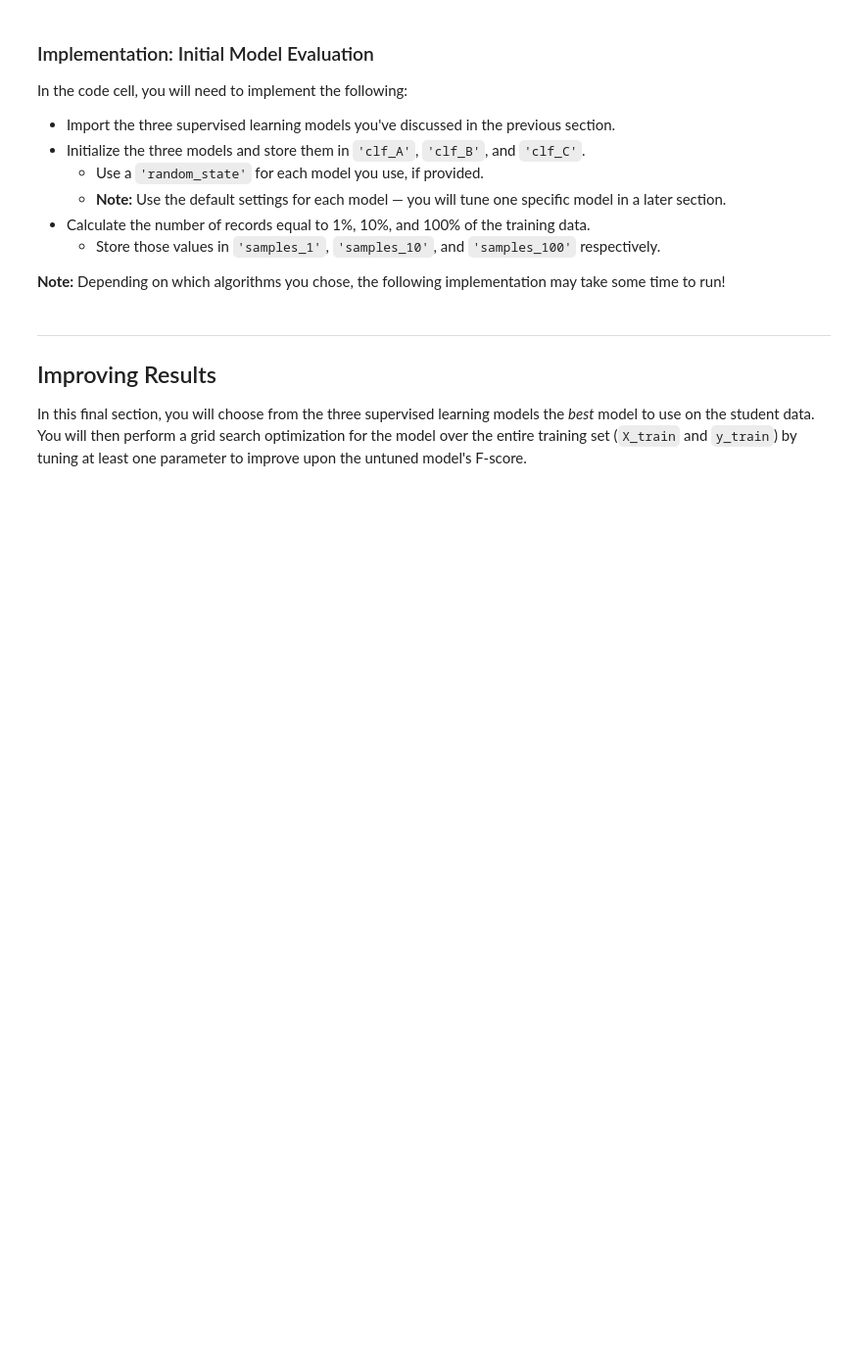
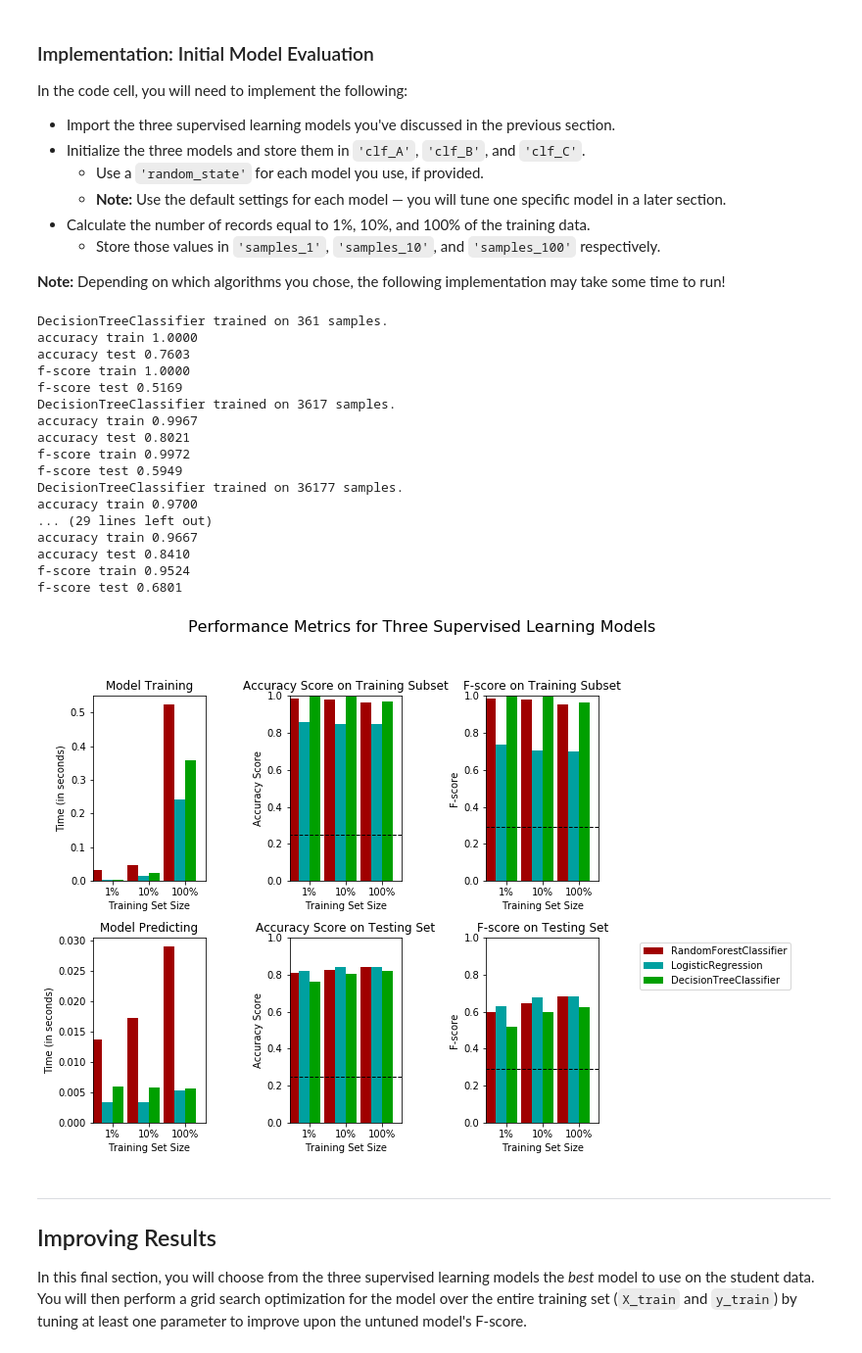
Before and after one commit to rafaelfbs/machine-learning, a Jupyter notebook: projects/finding_donors/finding_donors.ipynb, the cells around one changed output. Shown: that part at 98% size. Saved outputs shown, nothing was run; the diff lists cells and outputs as text; code cells hidden in the pictures; blank space fills up the shorter version.

```diff
--- a/projects/finding_donors/finding_donors.ipynb
+++ b/projects/finding_donors/finding_donors.ipynb
@@ -298,7 +367,7 @@ In the code block below, you will need to implement the following:
  - Calculate the F-score for both the training subset and testing set.
    - Make sure that you set the `beta` parameter!
 # %%
-# TODO: Import two metrics from sklearn - fbeta_score and accuracy_score
+from sklearn.metrics import fbeta_score, accuracy_score
 
 def train_predict(learner, sample_size, X_train, y_train, X_test, y_test):
     '''
@@ -315,36 +384,40 @@ def train_predict(learner, sample_size, X_train, y_train, X_test, y_test):
 
     # TODO: Fit the learner to the training data using slicing with 'sample_size' using .fit(training_features[:], training_labels[:])
     start = time() # Get start time
-    learner = None
+    learner = learner.fit(X_train[:sample_size], y_train[:sample_size])
     end = time() # Get end time
 
     # TODO: Calculate the training time
-    results['train_time'] = None
+    results['train_time'] = end - start
 
     # TODO: Get the predictions on the test set(X_test),
     #       then get predictions on the first 300 training samples(X_train) using .predict()
     start = time() # Get start time
-    predictions_test = None
-    predictions_train = None
+    predictions_test = learner.predict(X_test)
+    predictions_train = learner.predict(X_train[:300])
     end = time() # Get end time
 
     # TODO: Calculate the total prediction time
-    results['pred_time'] = None
+    results['pred_time'] = end - start
 
     # TODO: Compute accuracy on the first 300 training samples which is y_train[:300]
-    results['acc_train'] = None
+    results['acc_train'] = accuracy_score(y_train[:300], predictions_train)
 
     # TODO: Compute accuracy on test set using accuracy_score()
-    results['acc_test'] = None
+    results['acc_test'] = accuracy_score(y_test, predictions_test)
 
     # TODO: Compute F-score on the the first 300 training samples using fbeta_score()
-    results['f_train'] = None
+    results['f_train'] = fbeta_score(y_train[:300], predictions_train, 0.5)
 
     # TODO: Compute F-score on the test set which is y_test
-    results['f_test'] = None
+    results['f_test'] = fbeta_score(y_test, predictions_test, 0.5)
 
     # Success
     print("{} trained on {} samples.".format(learner.__class__.__name__, sample_size))
+    print("accuracy train {:.4f}".format(results['acc_train']))
+    print("accuracy test {:.4f}".format(results['acc_test']))
+    print("f-score train {:.4f}".format(results['f_train']))
+    print("f-score test {:.4f}".format(results['f_test']))
 
     # Return the results
     return results
@@ -361,31 +434,55 @@ In the code cell, you will need to implement the following:
 **Note:** Depending on which algorithms you chose, the following implementation may take some time to run!
 # %%
 # TODO: Import the three supervised learning models from sklearn
+from sklearn.tree import DecisionTreeClassifier
+from sklearn.linear_model import LogisticRegression
+from sklearn.svm import SVC
+from sklearn.naive_bayes import GaussianNB
+from sklearn.ensemble import RandomForestClassifier
 
 # TODO: Initialize the three models
-clf_A = None
-clf_B = None
-clf_C = None
+clf_A = DecisionTreeClassifier()
+clf_B = LogisticRegression()
+clf_C = RandomForestClassifier(n_estimators=10)
 
 # TODO: Calculate the number of samples for 1%, 10%, and 100% of the training data
 # HINT: samples_100 is the entire training set i.e. len(y_train)
 # HINT: samples_10 is 10% of samples_100 (ensure to set the count of the values to be `int` and not `float`)
 # HINT: samples_1 is 1% of samples_100 (ensure to set the count of the values to be `int` and not `float`)
-samples_100 = None
-samples_10 = None
-samples_1 = None
+samples_100 = len(y_train)
+samples_10 = int(samples_100 * 0.10)
+samples_1 = int(samples_100 * 0.01)
 
 # Collect results on the learners
 results = {}
 for clf in [clf_A, clf_B, clf_C]:
     clf_name = clf.__class__.__name__
     results[clf_name] = {}
     for i, samples in enumerate([samples_1, samples_10, samples_100]):
         results[clf_name][i] = \
         train_predict(clf, samples, X_train, y_train, X_test, y_test)
 
 # Run metrics visualization for the three supervised learning models chosen
 vs.evaluate(results, accuracy, fscore)
+# %% [output]
+DecisionTreeClassifier trained on 361 samples.
+accuracy train 1.0000
+accuracy test 0.7603
+f-score train 1.0000
+f-score test 0.5169
+DecisionTreeClassifier trained on 3617 samples.
+accuracy train 0.9967
+accuracy test 0.8021
+f-score train 0.9972
+f-score test 0.5949
+DecisionTreeClassifier trained on 36177 samples.
+accuracy train 0.9700
+... (29 lines left out)
+accuracy train 0.9667
+accuracy test 0.8410
+f-score train 0.9524
+f-score test 0.6801
+[figure, added]
 # %% [markdown]
 ----
 ## Improving Results
```
Also changed, not shown: parts of 3 cells of this notebook.
